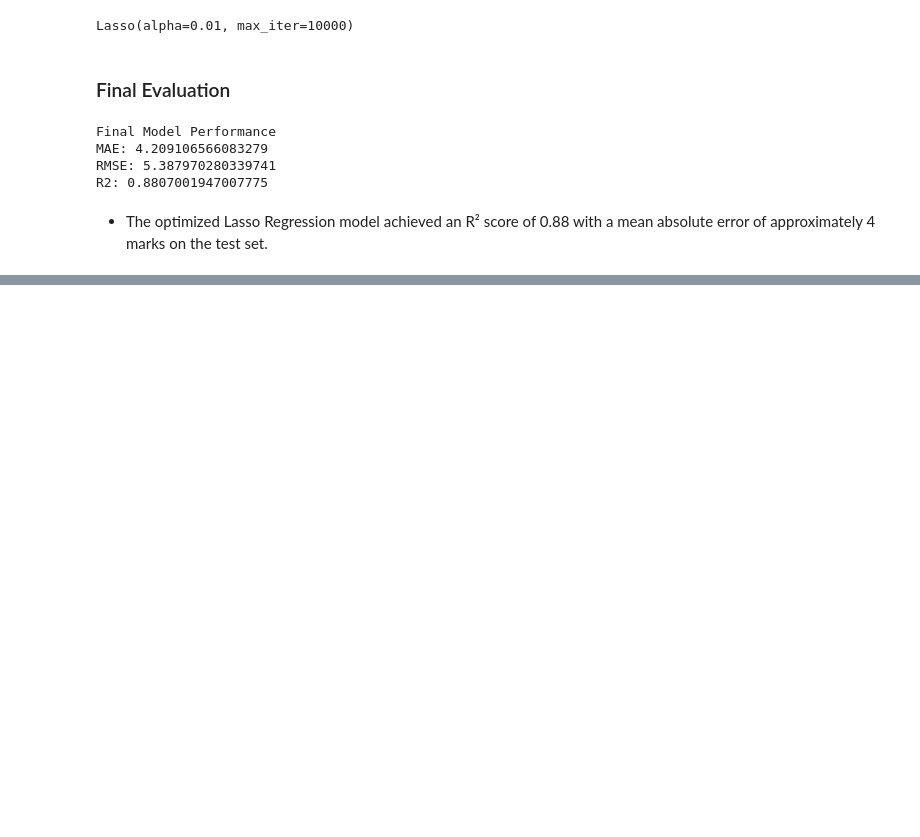
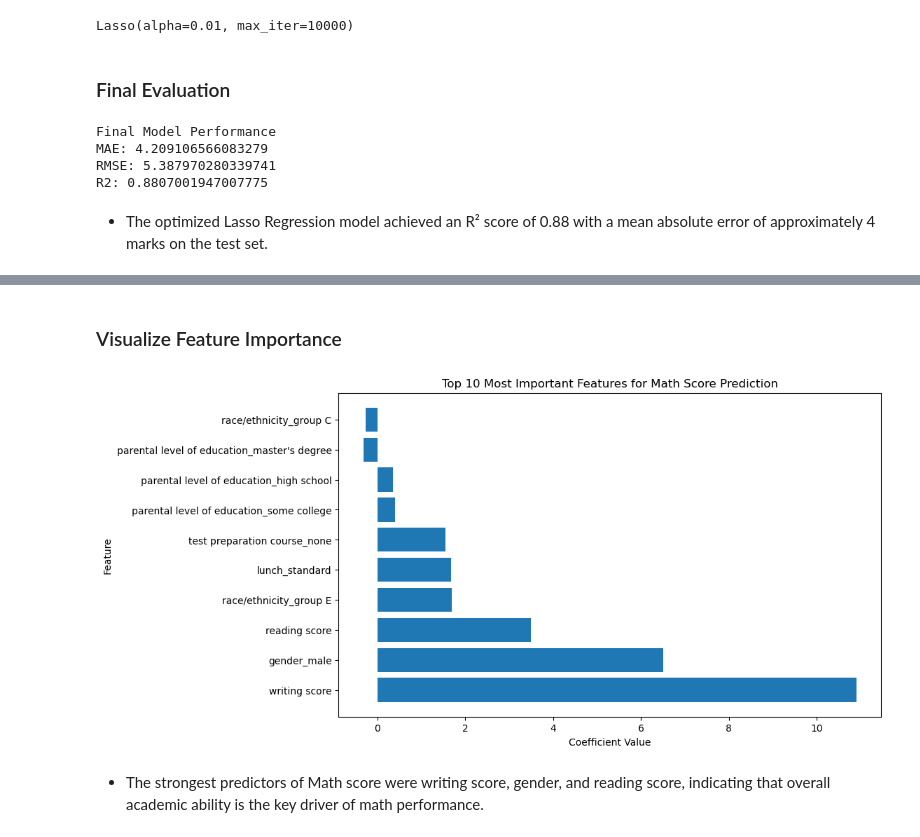
Before and after one commit to Alamin-refat/Student-Score-Prediction-ML, a Jupyter notebook: student_score_prediction.ipynb, the cells around one changed output, grey strips where cells are left out. Saved outputs shown, nothing was run; the diff lists cells and outputs as text; code cells hidden in the pictures; blank space fills up the shorter version.

```diff
--- a/student_score_prediction.ipynb
+++ b/student_score_prediction.ipynb
@@ -494,0 +499,2 @@ R2: 0.8807001947007775
+# %%
+feature_names = X_encoded.columns
@@ -494,0 +503,10 @@ R2: 0.8807001947007775
+# %%
+coefficients = final_model.coef_
+
+importance_df = pd.DataFrame({
+    'Feature': feature_names,
+    'Coefficient': coefficients
+})
+
+importance_df = importance_df.sort_values(by='Coefficient', ascending=False)
+importance_df
@@ -494,0 +559,17 @@ R2: 0.8807001947007775
+# %% [markdown]
+### Visualize Feature Importance
+# %%
+import matplotlib.pyplot as plt
+
+top_features = importance_df.sort_values(by='Coefficient', key=abs, ascending=False).head(10)
+
+plt.figure(figsize=(10,6))
+plt.barh(top_features['Feature'], top_features['Coefficient'])
+plt.title("Top 10 Most Important Features for Math Score Prediction")
+plt.xlabel("Coefficient Value")
+plt.ylabel("Feature")
+plt.show()
+# %% [output]
+[figure, added]
+# %% [markdown]
+- The strongest predictors of Math score were writing score, gender, and reading score, indicating that overall academic ability is the key driver of math performance.
```
Also changed, not shown: parts of 7 cells of this notebook.
